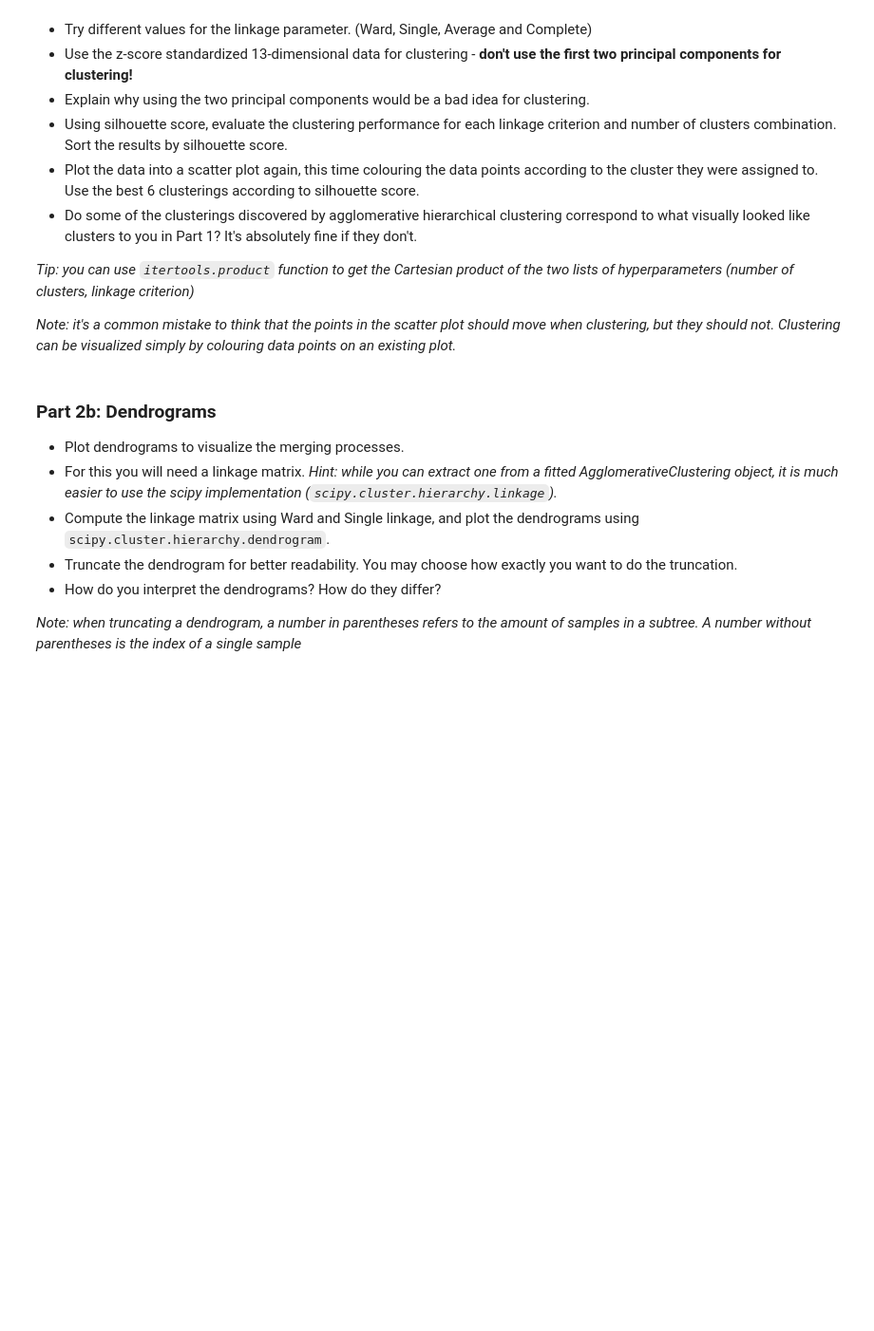
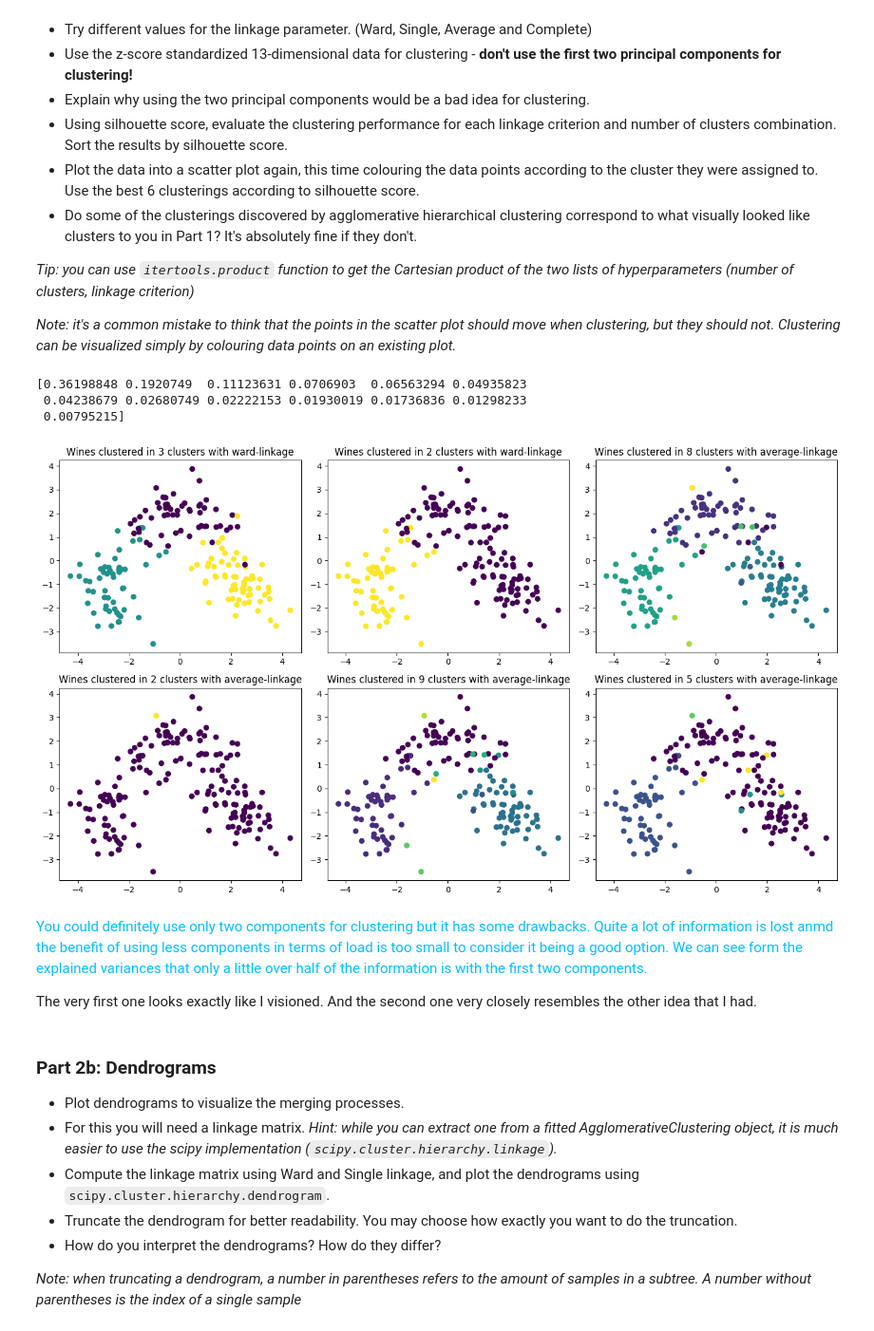
Before and after one commit to konstanyman/DAKD-E3, a Jupyter notebook: Konsta_Nyman_DAKD_2023_exercise_3.ipynb, the cells around one changed output. Shown: that part at 95% size. Drawn from its saved outputs; the diff is of its cells as text; code cells hidden in the pictures; blank space fills up the shorter version.

```diff
--- a/Konsta_Nyman_DAKD_2023_exercise_3.ipynb
+++ b/Konsta_Nyman_DAKD_2023_exercise_3.ipynb
@@ -160,12 +161,12 @@ plt.show()
 # %%
 # create two lists for iteration purposes
 clusters = [*range(10,1,-1)]
-linkage = ['ward', 'single', 'average', 'complete']
+linkages = ['ward', 'single', 'average', 'complete']
 
 # create a list for the tuples of combinations
 combs = []
 
-product = itertools.product(clusters, linkage) #create cartesian product (list of tuples)
+product = itertools.product(clusters, linkages) #create cartesian product (list of tuples)
 
 # loop different combinations
 for comb in product:
@@ -178,3 +179,10 @@ for comb in product:
 
 # sort the list of combinations
 sorted_combs = sorted(combs, key=lambda x: x[2], reverse=True)
+
+# print variances to show importance of many clusters
+print(exp_var_rat)
+# %% [output]
+[0.36198848 0.1920749  0.11123631 0.0706903  0.06563294 0.04935823
+ 0.04238679 0.02680749 0.02222153 0.01930019 0.01736836 0.01298233
+ 0.00795215]
@@ -188,3 +189,29 @@ sorted_combs = sorted(combs, key=lambda x: x[2], reverse=True)
+# %%
+# plot the data with the six best combinations
+fig, axes = plt.subplots(2,3, figsize=(14,8))
+
+for i in range(2):
+    for j in range(3):
+        # set correct clusters and linkages in loop
+        if i == 0:
+            n = sorted_combs[j][0]
+            l = sorted_combs[j][1]
+        else:
+            n = sorted_combs[j+3][0]
+            l = sorted_combs[j+3][1]
+
+        h_cluster = AgglomerativeClustering(n_clusters=n, linkage=l) #create model
+        preds = h_cluster.fit_predict(df_wine_pca) #fit and predict
+        axes[i, j].scatter(df_wine_pca[0], df_wine_pca[1], c=preds) #fit plot to axes with coloring
+        axes[i, j].set_title(f"Wines clustered in {n} clusters with {l}-linkage") #title
+
+plt.tight_layout()
+# %% [output]
+[figure, added]
+# %% [markdown]
+<font color = deepskyblue>You could definitely use only two components for clustering but it has some drawbacks. Quite a lot of information is lost anmd the benefit of using less components in terms of load is too small to consider it being a good option. We can see form the explained variances that only a little over half of the information is with the first two components.
+
+The very first one looks exactly like I visioned. And the second one very closely resembles the other idea that I had.</font>
 # %% [markdown]
 ### Part 2b: Dendrograms
 
```
Also changed, not shown: parts of 7 cells of this notebook.
